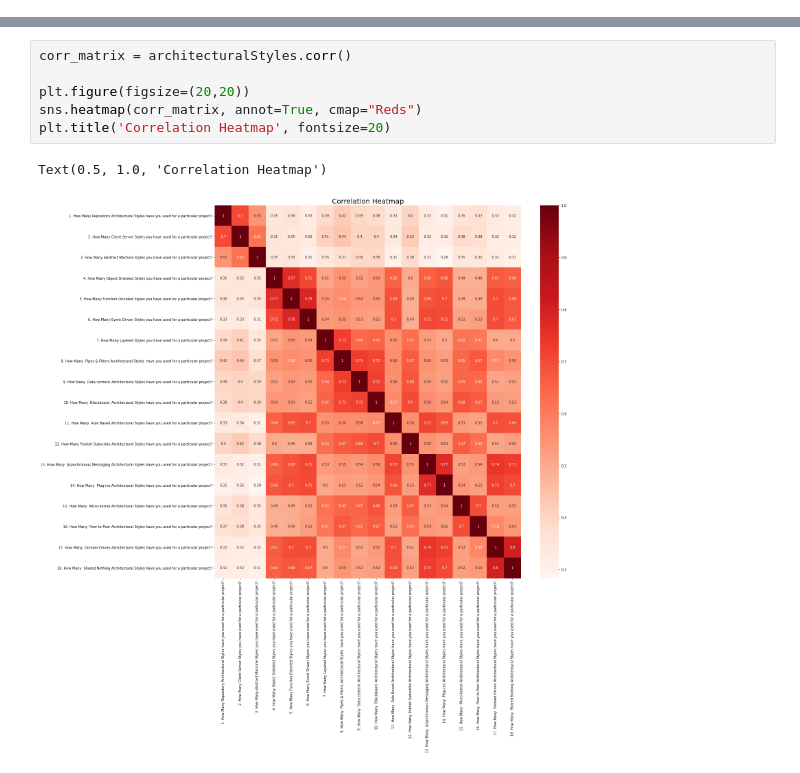
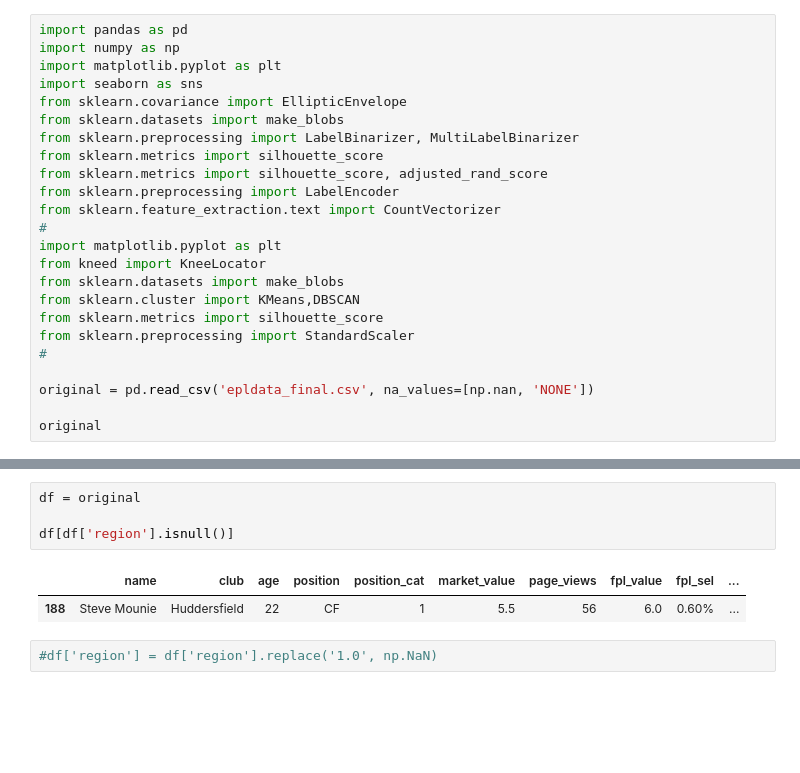
Before and after one commit to JyggalagSila/MUProjekat, a Jupyter notebook: 2 projekat/Faza_2.ipynb, the cells around one changed output, grey strips where cells are left out. Cells and saved outputs as stored; diff of their text form; blank space fills up the shorter version.

```diff
--- a/2 projekat/Faza_2.ipynb
+++ b/2 projekat/Faza_2.ipynb
@@ -23,0 +1,24 @@ spotify2000
+# %%
+import pandas as pd
+import numpy as np
+import matplotlib.pyplot as plt
+import seaborn as sns
+from sklearn.covariance import EllipticEnvelope
+from sklearn.datasets import make_blobs
+from sklearn.preprocessing import LabelBinarizer, MultiLabelBinarizer
+from sklearn.metrics import silhouette_score
+from sklearn.metrics import silhouette_score, adjusted_rand_score
+from sklearn.preprocessing import LabelEncoder
+from sklearn.feature_extraction.text import CountVectorizer
+#
+import matplotlib.pyplot as plt
+from kneed import KneeLocator
+from sklearn.datasets import make_blobs
+from sklearn.cluster import KMeans,DBSCAN
+from sklearn.metrics import silhouette_score
+from sklearn.preprocessing import StandardScaler
+#
+
+original = pd.read_csv('epldata_final.csv', na_values=[np.nan, 'NONE'])
+
+original
@@ -80,9 +101,9 @@ architecturalStyles
-# %%
-corr_matrix = architecturalStyles.corr()
-
-plt.figure(figsize=(20,20))
-sns.heatmap(corr_matrix, annot=True, cmap="Reds")
-plt.title('Correlation Heatmap', fontsize=20)
-# %% [output]
-Text(0.5, 1.0, 'Correlation Heatmap')
-[figure, removed]
+# %%
+df = original
+
+df[df['region'].isnull()]
+# %% [output]
+|  | name | club | age | position | position_cat | market_value | page_views | fpl_value | fpl_sel | ... |
+| 188 | Steve Mounie | Huddersfield | 22 | CF | 1 | 5.5 | 56 | 6.0 | 0.60% | ... |
+# %%
+#df['region'] = df['region'].replace('1.0', np.NaN)
```
Also changed, not shown: parts of 19 cells of this notebook.
